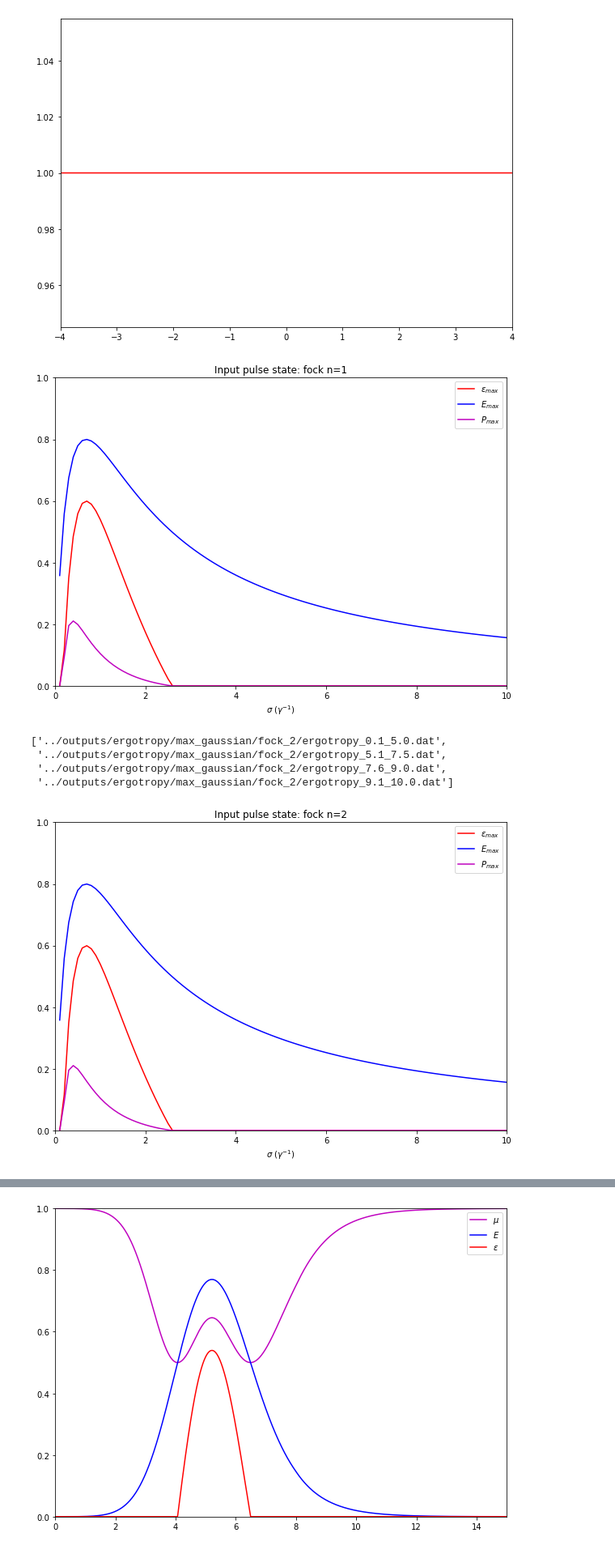
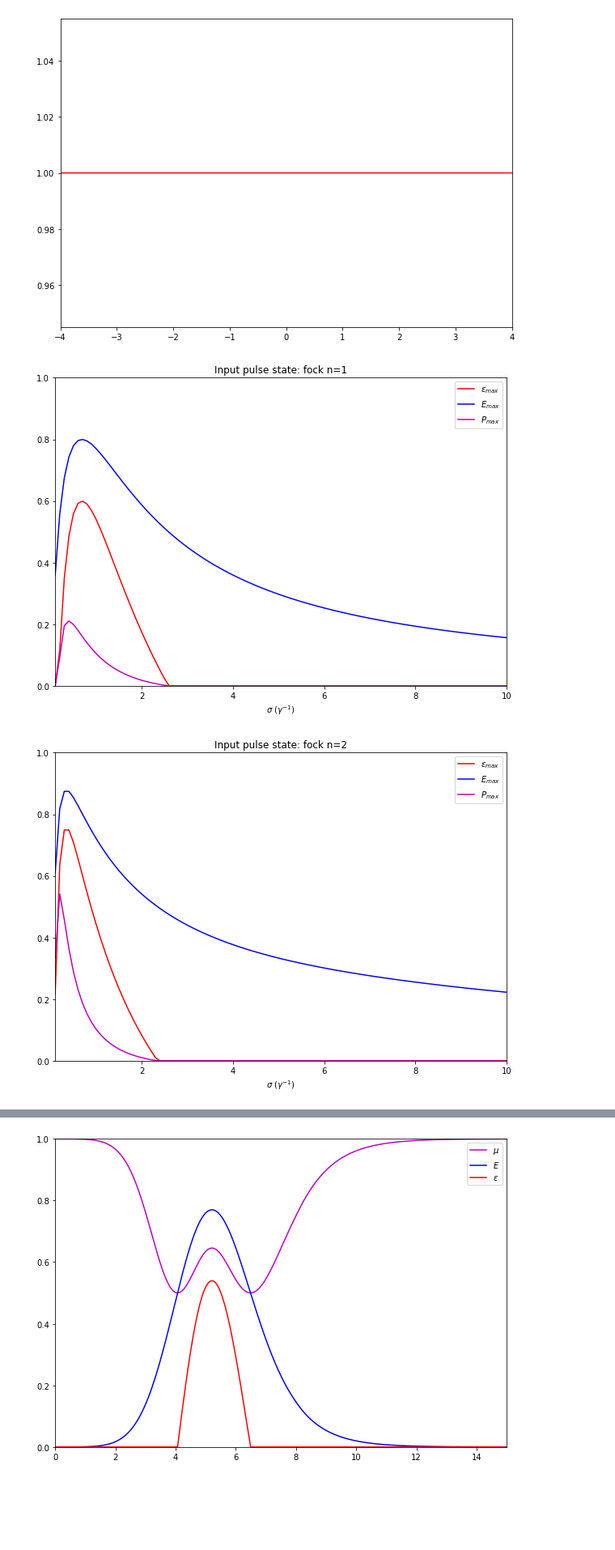
Before and after one commit to sabinthapa100/master-thesis, a Jupyter notebook: sample/notebooks/ergotropy.ipynb, the cells around one changed output, grey strips where cells are left out. Shown at 81% size. Cells and saved outputs as stored; diff of their text form; code cells hidden in the pictures; blank space fills up the shorter version.

Commit message:
update graphs

```diff
--- a/sample/notebooks/ergotropy.ipynb
+++ b/sample/notebooks/ergotropy.ipynb
@@ -51,13 +47,17 @@ max_pow_fock1 = np.loadtxt(fileinput.input(sorted(glob.glob(source_dir + "fock_1
+# %%
+max_erg_fock = [np.loadtxt(fileinput.input(sorted(glob.glob(source_dir + "fock_" + str(i) + "/ergotropy*.dat")))) for i in range(1,11)]
+max_ene_fock = [np.loadtxt(fileinput.input(sorted(glob.glob(source_dir + "fock_" + str(i) + "/energy*.dat")))) for i in range(1,11)]
+max_pow_fock = [np.loadtxt(fileinput.input(sorted(glob.glob(source_dir + "fock_" + str(i) + "/power*.dat")))) for i in range(1,11)]
 # %%
 fig, ax = plt.subplots()
 fig.set_figheight(7)
 fig.set_figwidth(10)
 
-ax.plot(sigma_list, max_erg_fock1, '-r', label='$\epsilon_{max}$')
-ax.plot(sigma_list, max_ene_fock1, '-b', label='$E_{max}$')
-ax.plot(sigma_list, max_pow_fock1, '-m', label='$P_{max}$')
+ax.plot(sigma_list, max_erg_fock[0], '-r', label='$\epsilon_{max}$')
+ax.plot(sigma_list, max_ene_fock[0], '-b', label='$E_{max}$')
+ax.plot(sigma_list, max_pow_fock[0], '-m', label='$P_{max}$')
 
-ax.set_xlim(0,10)
+ax.set_xlim(sigma_list[0],sigma_list[-1])
 ax.set_ylim(0,1)
 #ax.set_ylabel('Max Ergotropy')
 ax.set_xlabel('$\sigma$ ($\gamma^{-1}$)')
@@ -67,11 +67,4 @@ ax.legend()
 
 plt.show()
 # %% [output]
-[figure, old version]
+[figure, new version]
-# %%
-sorted(glob.glob(source_dir + "fock_2/ergotropy*.dat"))
-# %% [output]
-['../outputs/ergotropy/max_gaussian/fock_2/ergotropy_0.1_5.0.dat',
- '../outputs/ergotropy/max_gaussian/fock_2/ergotropy_5.1_7.5.dat',
- '../outputs/ergotropy/max_gaussian/fock_2/ergotropy_7.6_9.0.dat',
- '../outputs/ergotropy/max_gaussian/fock_2/ergotropy_9.1_10.0.dat']
@@ -82,20 +71,20 @@ max_pow_fock2 = np.loadtxt(fileinput.input(sorted(glob.glob(source_dir + "fock_2
 # %%
 fig, ax = plt.subplots()
 fig.set_figheight(7)
 fig.set_figwidth(10)
 
-ax.plot(sigma_list, max_erg_fock2, '-r', label='$\epsilon_{max}$')
-ax.plot(sigma_list, max_ene_fock2, '-b', label='$E_{max}$')
-ax.plot(sigma_list, max_pow_fock2, '-m', label='$P_{max}$')
+ax.plot(sigma_list, max_erg_fock[1], '-r', label='$\epsilon_{max}$')
+ax.plot(sigma_list, max_ene_fock[1], '-b', label='$E_{max}$')
+ax.plot(sigma_list, max_pow_fock[1], '-m', label='$P_{max}$')
 
-ax.set_xlim(0,10)
+ax.set_xlim(sigma_list[0],sigma_list[-1])
 ax.set_ylim(0,1)
 #ax.set_ylabel('Max Ergotropy')
 ax.set_xlabel('$\sigma$ ($\gamma^{-1}$)')
 
 ax.set_title('Input pulse state: fock n=2')
 ax.legend()
 
 plt.show()
 # %% [output]
-[figure, old version]
+[figure, new version]
```
Also changed, not shown: parts of 8 cells of this notebook.
